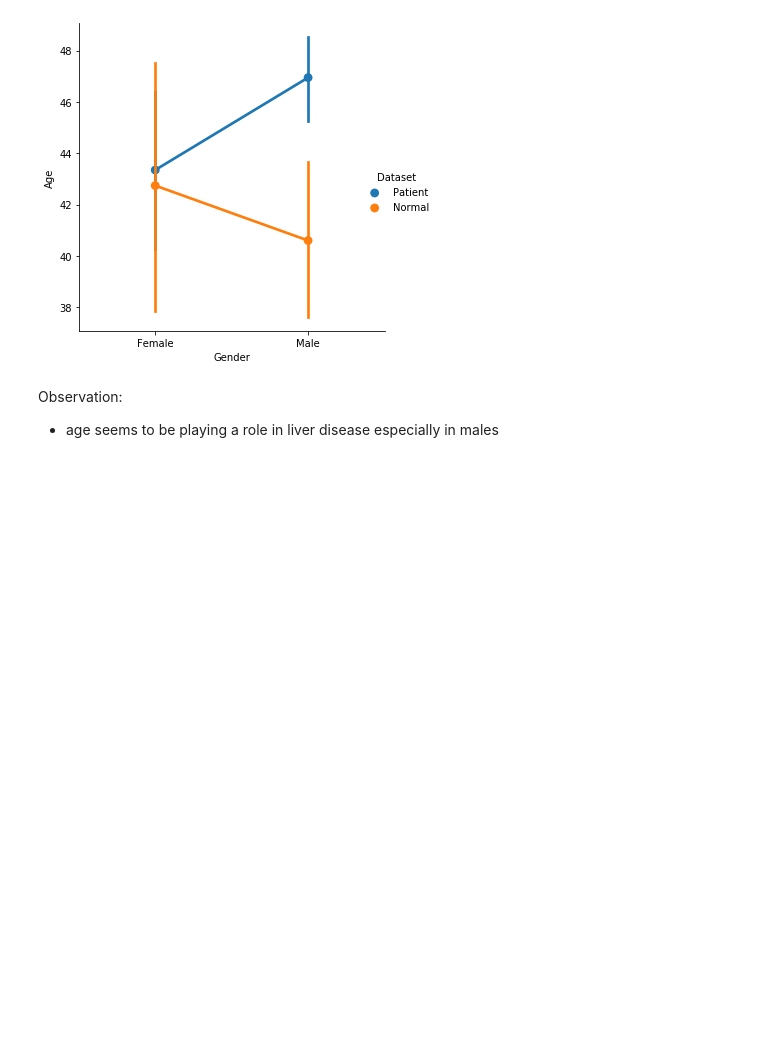
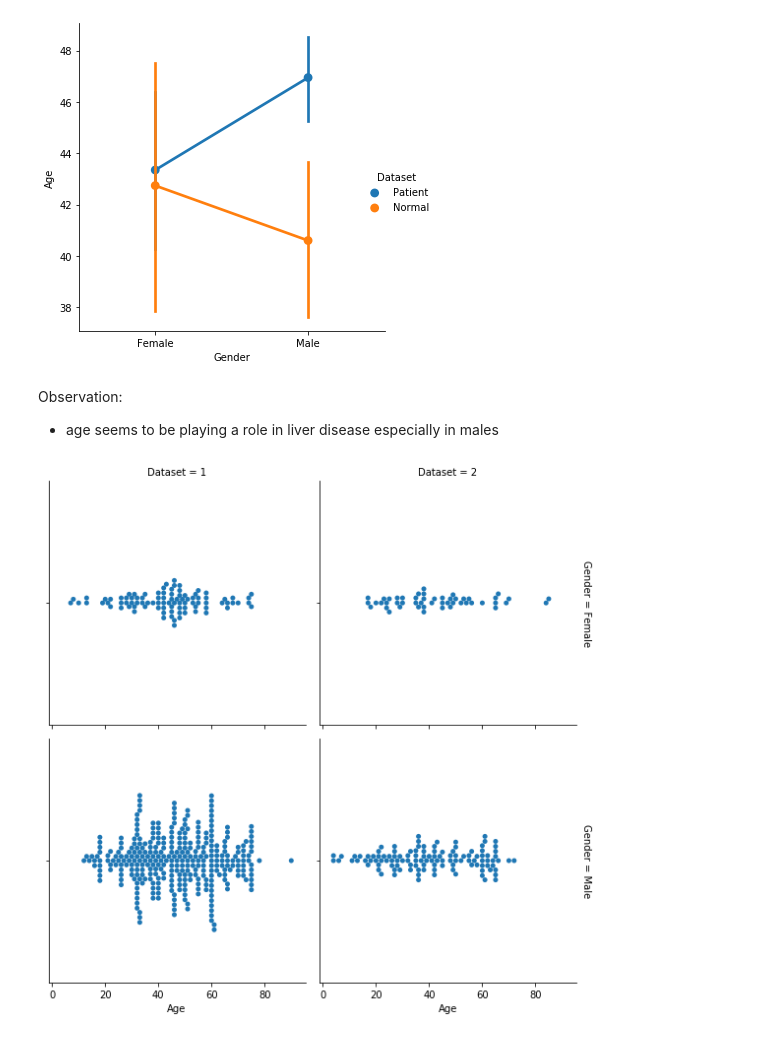
Before and after one commit to IndML101/Liver-Patients, a Jupyter notebook: Liver-Patients.ipynb, the cells around one changed output. Cells and saved outputs as stored; diff of their text form; code cells hidden in the pictures; blank space fills up the shorter version.

```diff
--- a/Liver-Patients.ipynb
+++ b/Liver-Patients.ipynb
@@ -249,3 +260,17 @@ plt.show()
 # %% [markdown]
 Observation:
 *  age seems to be playing a role in liver disease especially in males
+# %%
+# distribution of age by gender and dataset
+
+g = sns.catplot(data=data_df,
+                x='Age',
+                row='Gender',
+                col='Dataset',
+                kind='swarm',
+                height=4,
+                margin_titles=True)
+
+plt.show(g)
+# %% [output]
+[figure, added]
```
Also changed, not shown: parts of 3 cells of this notebook.
